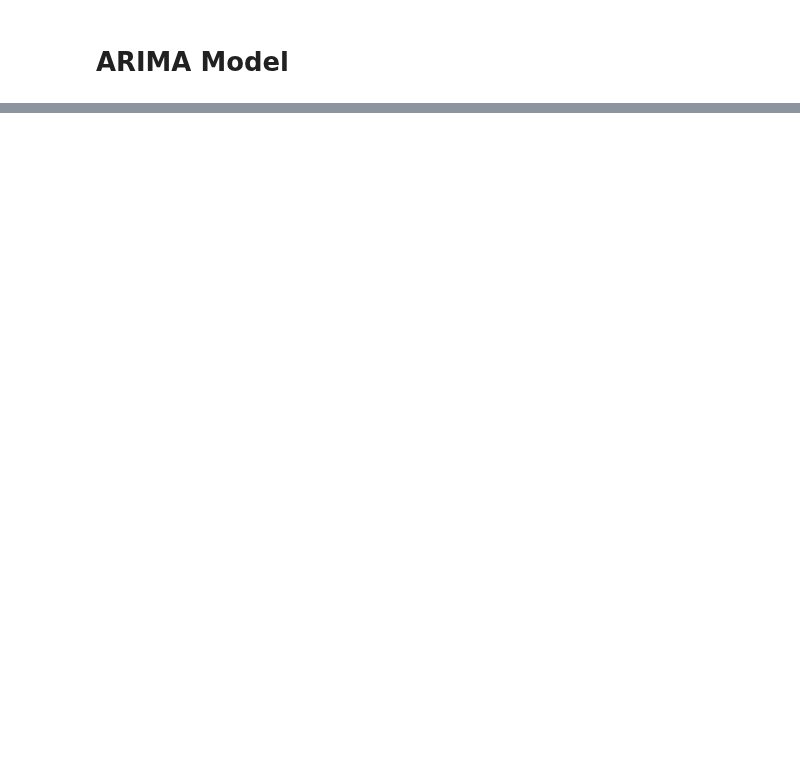
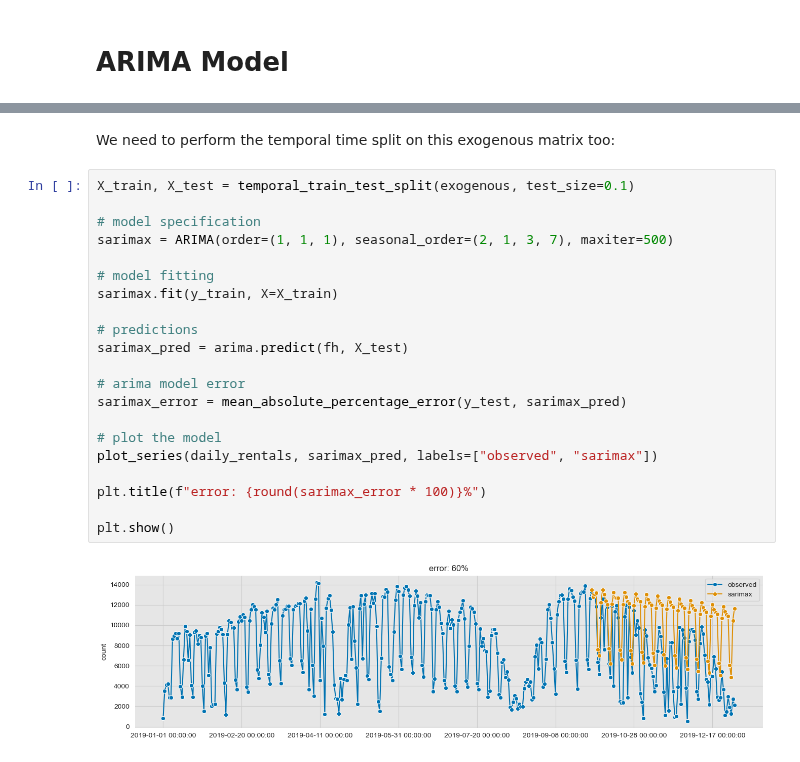
Before and after one commit to toscasterre/thesis-forecasting, a Jupyter notebook: notebooks/05-ARIMA.ipynb, the cells around one changed output, grey strips where cells are left out. Saved outputs shown, nothing was run; the diff lists cells and outputs as text; blank space fills up the shorter version.

```diff
--- a/notebooks/05-ARIMA.ipynb
+++ b/notebooks/05-ARIMA.ipynb
@@ -137,0 +357,25 @@ The autocorrelation plot suggested us to
+# %% [markdown]
+We need to perform the temporal time split on this exogenous matrix too:
+# %%
+X_train, X_test = temporal_train_test_split(exogenous, test_size=0.1)
+
+# model specification
+sarimax = ARIMA(order=(1, 1, 1), seasonal_order=(2, 1, 3, 7), maxiter=500)
+
+# model fitting
+sarimax.fit(y_train, X=X_train)
+
+# predictions
+sarimax_pred = arima.predict(fh, X_test)
+
+# arima model error
+sarimax_error = mean_absolute_percentage_error(y_test, sarimax_pred)
+
+# plot the model
+plot_series(daily_rentals, sarimax_pred, labels=["observed", "sarimax"])
+
+plt.title(f"error: {round(sarimax_error * 100)}%")
+
+plt.show()
+# %% [output]
+[figure, added]
```
Also changed, not shown: parts of 27 cells of this notebook, 2 other files.
